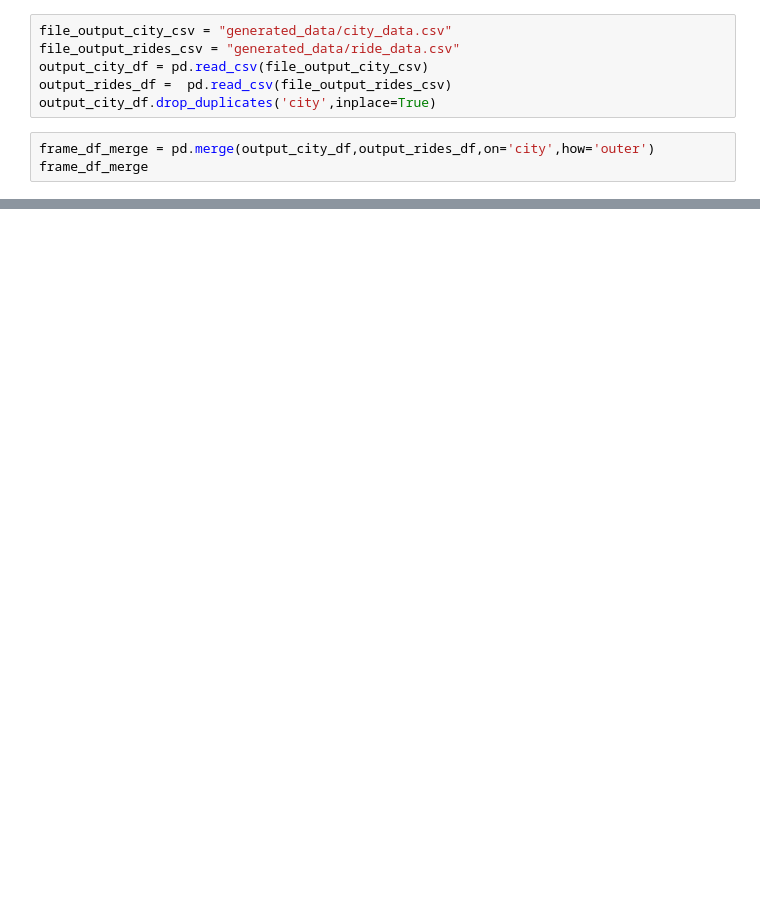
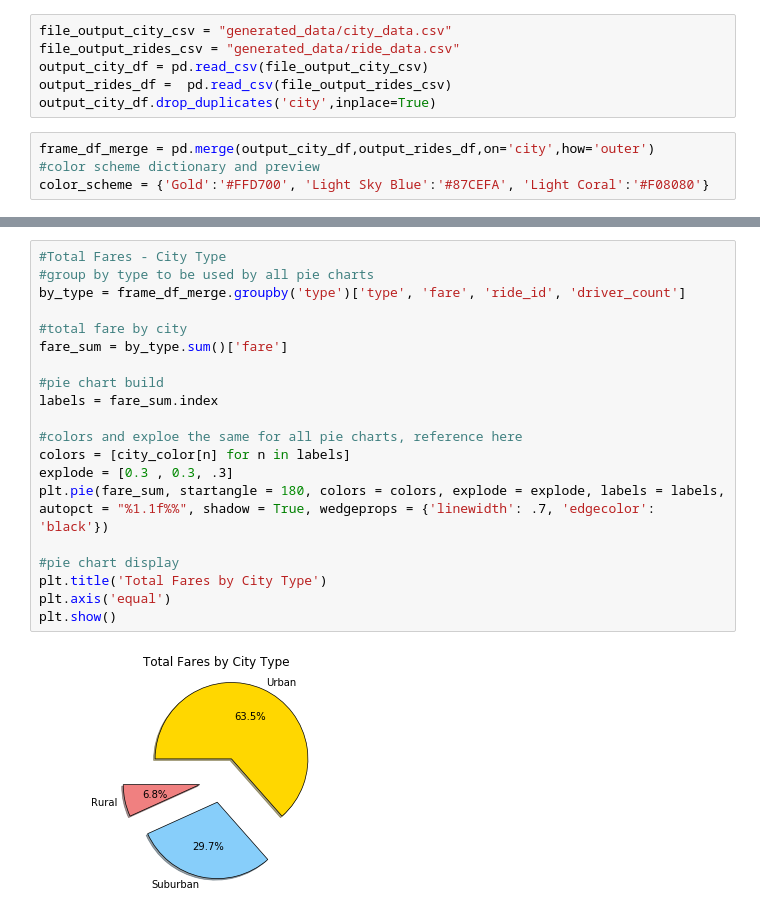
Before and after one commit to expertrao08/Matplotlib-Assignment, a Jupyter notebook: Pyber/PyberGenerator-Hw.ipynb, the cells around one changed output, grey strips where cells are left out. Cells and saved outputs as stored; diff of their text form; blank space fills up the shorter version.

```diff
--- a/Pyber/PyberGenerator-Hw.ipynb
+++ b/Pyber/PyberGenerator-Hw.ipynb
@@ -12,4 +11,5 @@ output_rides_df =  pd.read_csv(file_output_rides_csv)
 output_city_df.drop_duplicates('city',inplace=True)
 # %%
 frame_df_merge = pd.merge(output_city_df,output_rides_df,on='city',how='outer')
-frame_df_merge
+#color scheme dictionary and preview
+color_scheme = {'Gold':'#FFD700', 'Light Sky Blue':'#87CEFA', 'Light Coral':'#F08080'}
@@ -117,0 +73,22 @@ plt.show()
+# %%
+#Total Fares - City Type
+#group by type to be used by all pie charts
+by_type = frame_df_merge.groupby('type')['type', 'fare', 'ride_id', 'driver_count']
+
+#total fare by city
+fare_sum = by_type.sum()['fare']
+
+#pie chart build
+labels = fare_sum.index
+
+#colors and exploe the same for all pie charts, reference here
+colors = [city_color[n] for n in labels]
+explode = [0.3 , 0.3, .3]
+plt.pie(fare_sum, startangle = 180, colors = colors, explode = explode, labels = labels, autopct = "%1.1f%%", shadow = True, wedgeprops = {'linewidth': .7, 'edgecolor': 'black'})
+
+#pie chart display
+plt.title('Total Fares by City Type')
+plt.axis('equal')
+plt.show()
+# %% [output]
+[figure, added]
```
Also changed, not shown: parts of 9 cells of this notebook.
